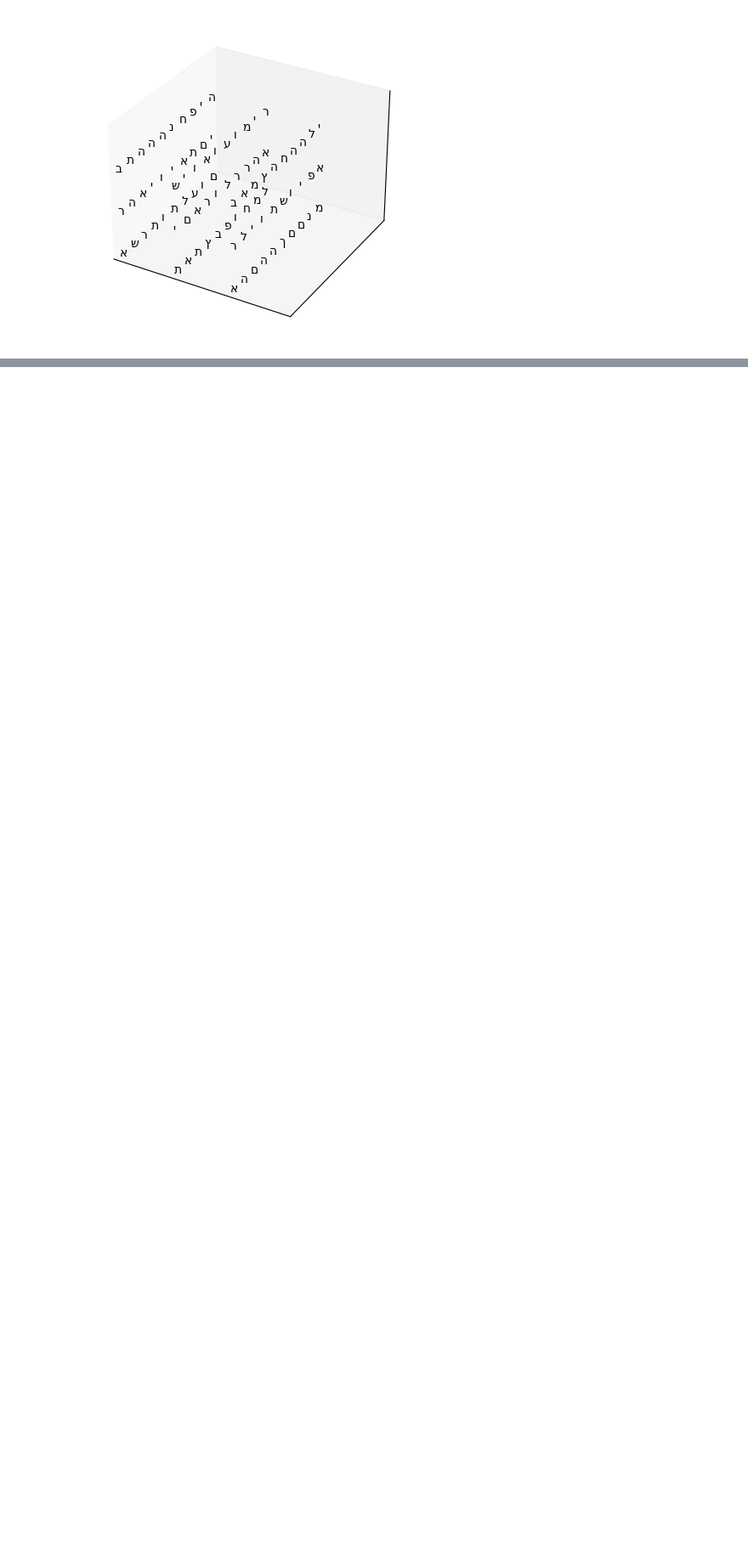
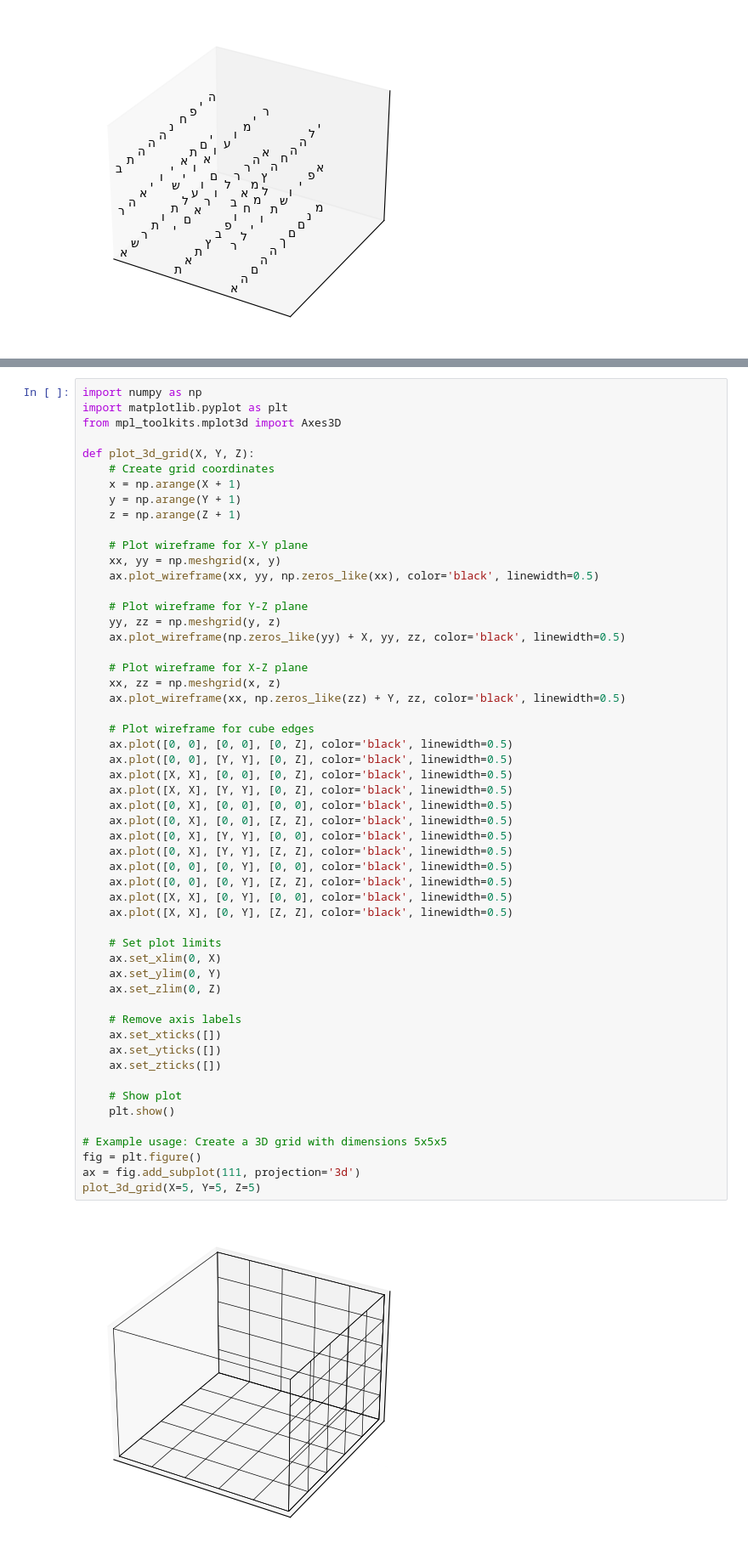
Before and after one commit to roni762583/bible-data-science.github.io, a Jupyter notebook: 3d.ipynb, the cells around one changed output, grey strips where cells are left out. Shown at 85% size. Drawn from its saved outputs; the diff is of its cells as text; blank space fills up the shorter version.

```diff
--- a/3d.ipynb
+++ b/3d.ipynb
@@ -370,0 +408,56 @@ plot_3d_volume(text_3d[:10, :10, :10])  # Limiting to the first 10x10x10 charact
+# %%
+import numpy as np
+import matplotlib.pyplot as plt
+from mpl_toolkits.mplot3d import Axes3D
+
+def plot_3d_grid(X, Y, Z):
+    # Create grid coordinates
+    x = np.arange(X + 1)
+    y = np.arange(Y + 1)
+    z = np.arange(Z + 1)
+
+    # Plot wireframe for X-Y plane
+    xx, yy = np.meshgrid(x, y)
+    ax.plot_wireframe(xx, yy, np.zeros_like(xx), color='black', linewidth=0.5)
+
+    # Plot wireframe for Y-Z plane
+    yy, zz = np.meshgrid(y, z)
+    ax.plot_wireframe(np.zeros_like(yy) + X, yy, zz, color='black', linewidth=0.5)
+
+    # Plot wireframe for X-Z plane
+    xx, zz = np.meshgrid(x, z)
+    ax.plot_wireframe(xx, np.zeros_like(zz) + Y, zz, color='black', linewidth=0.5)
+
+    # Plot wireframe for cube edges
+    ax.plot([0, 0], [0, 0], [0, Z], color='black', linewidth=0.5)
+    ax.plot([0, 0], [Y, Y], [0, Z], color='black', linewidth=0.5)
+    ax.plot([X, X], [0, 0], [0, Z], color='black', linewidth=0.5)
+    ax.plot([X, X], [Y, Y], [0, Z], color='black', linewidth=0.5)
+    ax.plot([0, X], [0, 0], [0, 0], color='black', linewidth=0.5)
+    ax.plot([0, X], [0, 0], [Z, Z], color='black', linewidth=0.5)
+    ax.plot([0, X], [Y, Y], [0, 0], color='black', linewidth=0.5)
+    ax.plot([0, X], [Y, Y], [Z, Z], color='black', linewidth=0.5)
+    ax.plot([0, 0], [0, Y], [0, 0], color='black', linewidth=0.5)
+    ax.plot([0, 0], [0, Y], [Z, Z], color='black', linewidth=0.5)
+    ax.plot([X, X], [0, Y], [0, 0], color='black', linewidth=0.5)
+    ax.plot([X, X], [0, Y], [Z, Z], color='black', linewidth=0.5)
+
+    # Set plot limits
+    ax.set_xlim(0, X)
+    ax.set_ylim(0, Y)
+    ax.set_zlim(0, Z)
+
+    # Remove axis labels
+    ax.set_xticks([])
+    ax.set_yticks([])
+    ax.set_zticks([])
+
+    # Show plot
+    plt.show()
+
+# Example usage: Create a 3D grid with dimensions 5x5x5
+fig = plt.figure()
+ax = fig.add_subplot(111, projection='3d')
+plot_3d_grid(X=5, Y=5, Z=5)
+# %% [output]
+[figure, added]
```
Also changed, not shown: parts of 4 cells of this notebook, 1 other file.
